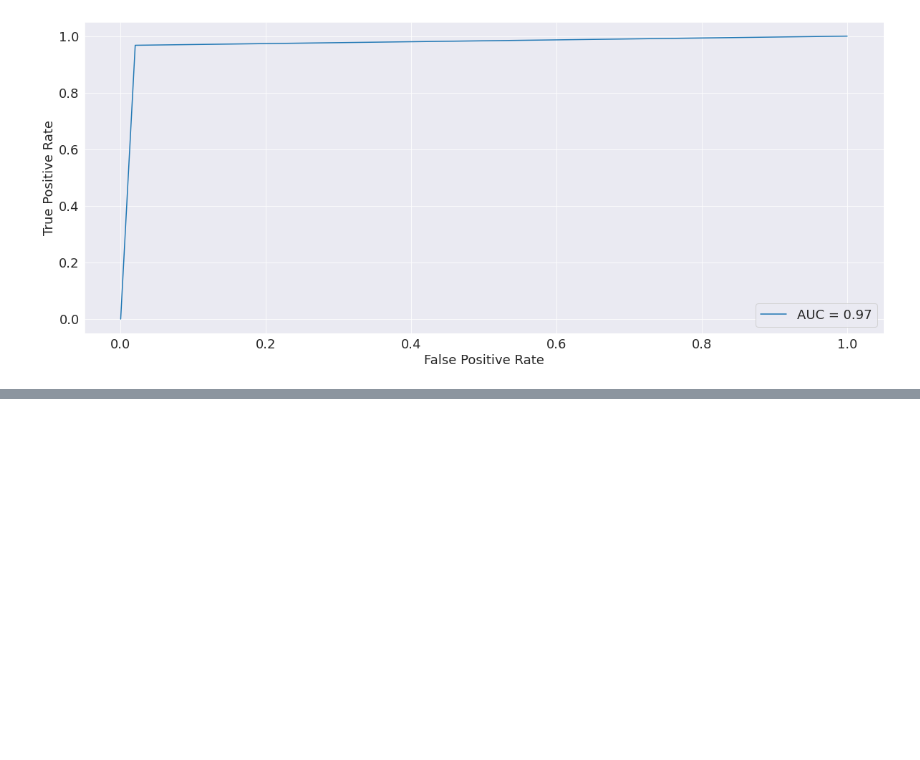
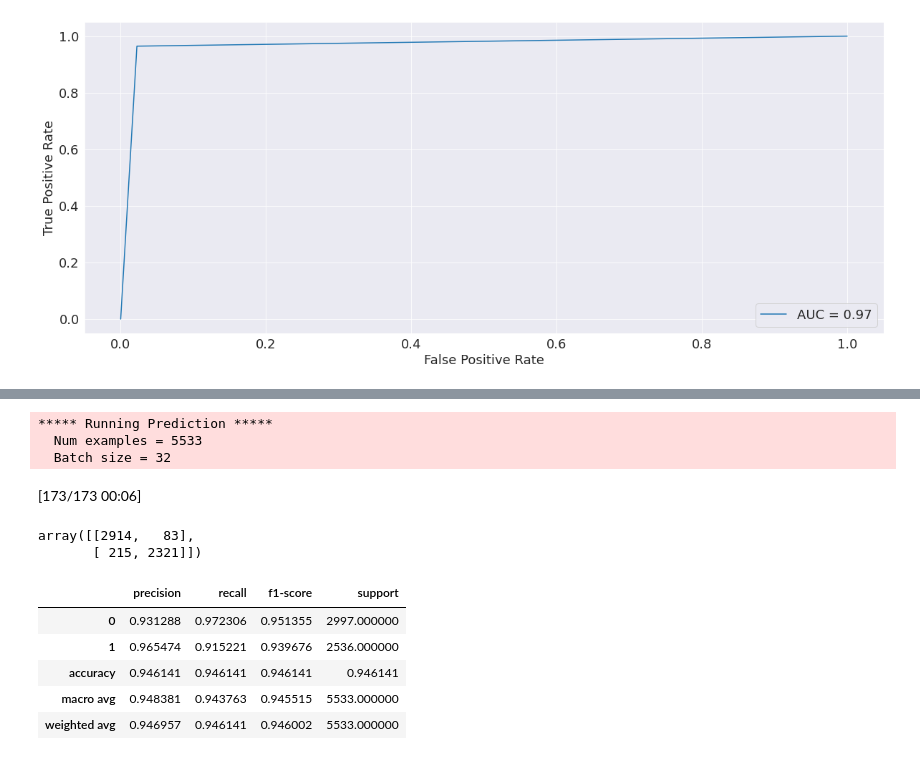
Before and after one commit to chayansraj/Text-Mining-Research, a Jupyter notebook: fake-news-detection.ipynb, the cells around one changed output, grey strips where cells are left out. Drawn from its saved outputs; the diff is of its cells as text; code cells hidden in the pictures; blank space fills up the shorter version.

```diff
--- a/fake-news-detection.ipynb
+++ b/fake-news-detection.ipynb
@@ -474,0 +588,3 @@ plt.show()
+# %%
+os.environ["WANDB_DISABLED"] = "true"
+trainer.train()
@@ -474,0 +617,7 @@ plt.show()
+# %%
+prediction_test = trainer.predict(test_dataset)
+# %% [output]
+***** Running Prediction *****
+  Num examples = 5533
+  Batch size = 32
+[173/173 00:06]
@@ -474,0 +629,14 @@ plt.show()
+# %%
+confusion_matrix(y_true= y_true , y_pred=y_pred)
+# %% [output]
+array([[2914,   83],
+       [ 215, 2321]])
+# %%
+pd.DataFrame(classification_report(y_true, y_pred, output_dict=True)).T
+# %% [output]
+|  | precision | recall | f1-score | support |
+| 0 | 0.931288 | 0.972306 | 0.951355 | 2997.000000 |
+| 1 | 0.965474 | 0.915221 | 0.939676 | 2536.000000 |
+| accuracy | 0.946141 | 0.946141 | 0.946141 | 0.946141 |
+| macro avg | 0.948381 | 0.943763 | 0.945515 | 5533.000000 |
+| weighted avg | 0.946957 | 0.946141 | 0.946002 | 5533.000000 |
```
Also changed, not shown: parts of 26 cells of this notebook.
